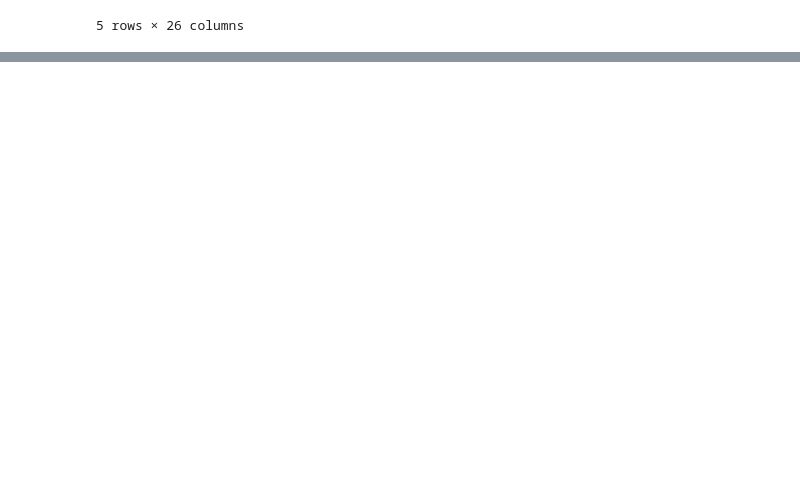
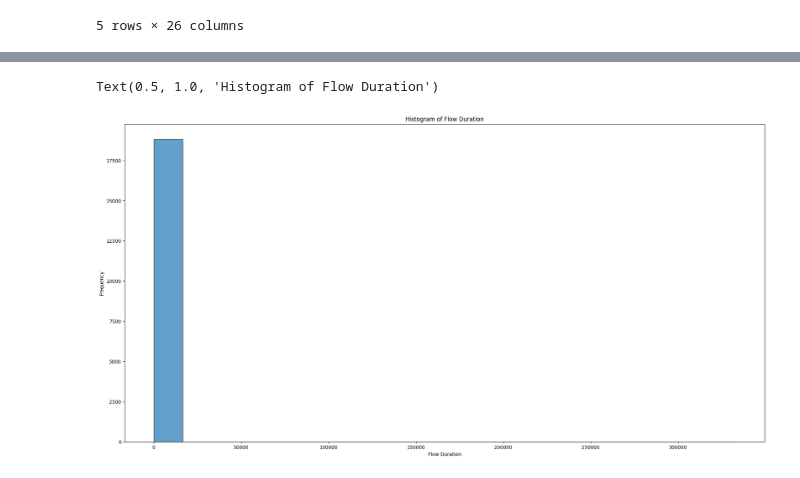
Before and after one commit to natvar55/IT496_Data_voyagers_Project2, a Jupyter notebook: preprocessing.ipynb, the cells around one changed output, grey strips where cells are left out. Saved outputs shown, nothing was run; the diff lists cells and outputs as text; code cells hidden in the pictures; blank space fills up the shorter version.

```diff
--- a/preprocessing.ipynb
+++ b/preprocessing.ipynb
@@ -353,0 +386,3 @@ NameError: name 'df' is not defined
+# %%
+df_cnt_h=df_cleaned['Flow.Duration'].value_counts()
+df_cnt_h
@@ -353,0 +403,9 @@ NameError: name 'df' is not defined
+# %%
+plt.figure(figsize=(24,12))
+plt.hist(df_cnt_h, bins=20, edgecolor='k', alpha=0.7)
+plt.xlabel('Flow Duration')
+plt.ylabel('Frequency')
+plt.title('Histogram of Flow Duration')
+# %% [output]
+Text(0.5, 1.0, 'Histogram of Flow Duration')
+[figure, added]
```
Also changed, not shown: parts of 12 cells of this notebook.
